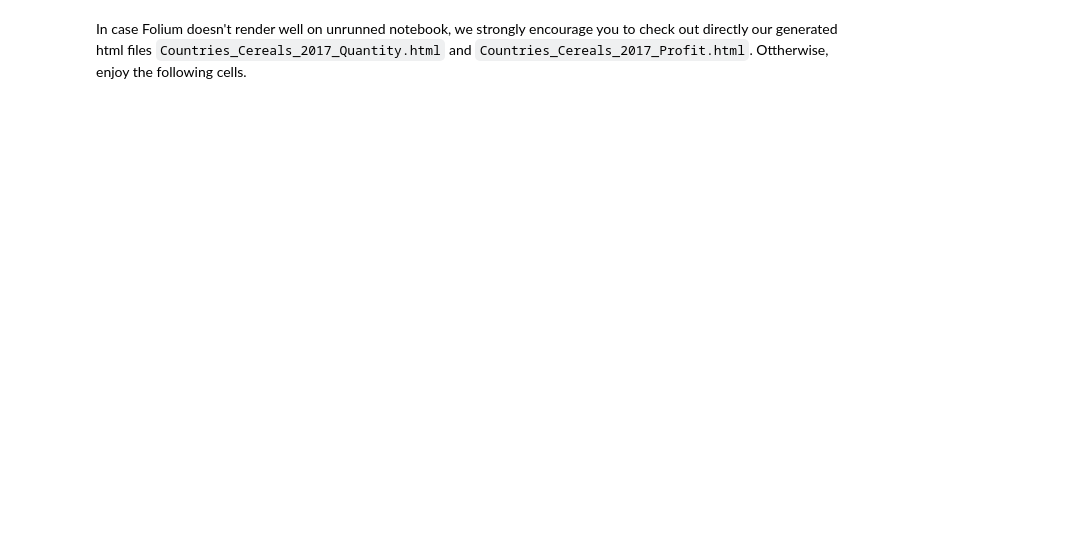
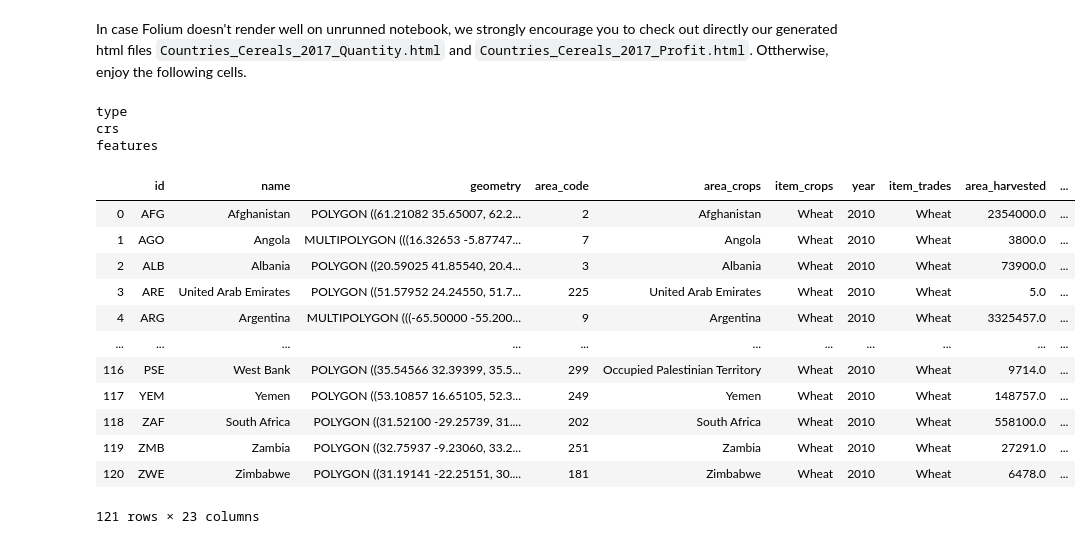
Before and after one commit to dsalathe/jurassic-spark, a Jupyter notebook: Milestone2.ipynb, the cells around one changed output. Cells and saved outputs as stored; diff of their text form; code cells hidden in the pictures; blank space fills up the shorter version.

```diff
--- a/Milestone2.ipynb
+++ b/Milestone2.ipynb
@@ -1799,2 +1970,22 @@ show_production_countries(df_cereals_2017_folium, False, './Countries_Cereals_20
+# %%
+wheat = show_timeseries(df_final, 'Wheat')
+wheat
+# %% [output]
+type
+crs
+features
+|  | id | name | geometry | area_code | area_crops | item_crops | year | item_trades | area_harvested | ... |
+| 0 | AFG | Afghanistan | POLYGON ((61.21082 35.65007, 62.2... | 2 | Afghanistan | Wheat | 2010 | Wheat | 2354000.0 | ... |
+| 1 | AGO | Angola | MULTIPOLYGON (((16.32653 -5.87747... | 7 | Angola | Wheat | 2010 | Wheat | 3800.0 | ... |
+| 2 | ALB | Albania | POLYGON ((20.59025 41.85540, 20.4... | 3 | Albania | Wheat | 2010 | Wheat | 73900.0 | ... |
+| 3 | ARE | United Arab Emirates | POLYGON ((51.57952 24.24550, 51.7... | 225 | United Arab Emirates | Wheat | 2010 | Wheat | 5.0 | ... |
+| 4 | ARG | Argentina | MULTIPOLYGON (((-65.50000 -55.200... | 9 | Argentina | Wheat | 2010 | Wheat | 3325457.0 | ... |
+| ... | ... | ... | ... | ... | ... | ... | ... | ... | ... | ... |
+| 116 | PSE | West Bank | POLYGON ((35.54566 32.39399, 35.5... | 299 | Occupied Palestinian Territory | Wheat | 2010 | Wheat | 9714.0 | ... |
+| 117 | YEM | Yemen | POLYGON ((53.10857 16.65105, 52.3... | 249 | Yemen | Wheat | 2010 | Wheat | 148757.0 | ... |
+| 118 | ZAF | South Africa | POLYGON ((31.52100 -29.25739, 31.... | 202 | South Africa | Wheat | 2010 | Wheat | 558100.0 | ... |
+| 119 | ZMB | Zambia | POLYGON ((32.75937 -9.23060, 33.2... | 251 | Zambia | Wheat | 2010 | Wheat | 27291.0 | ... |
+| 120 | ZWE | Zimbabwe | POLYGON ((31.19141 -22.25151, 30.... | 181 | Zimbabwe | Wheat | 2010 | Wheat | 6478.0 | ... |
+121 rows × 23 columns
 # %%
 show_production_countries(df_cereals_2017_folium, True, './Countries_Cereals_2017_Profit.html')
```
Also changed, not shown: parts of 16 cells of this notebook, 3 other files.
